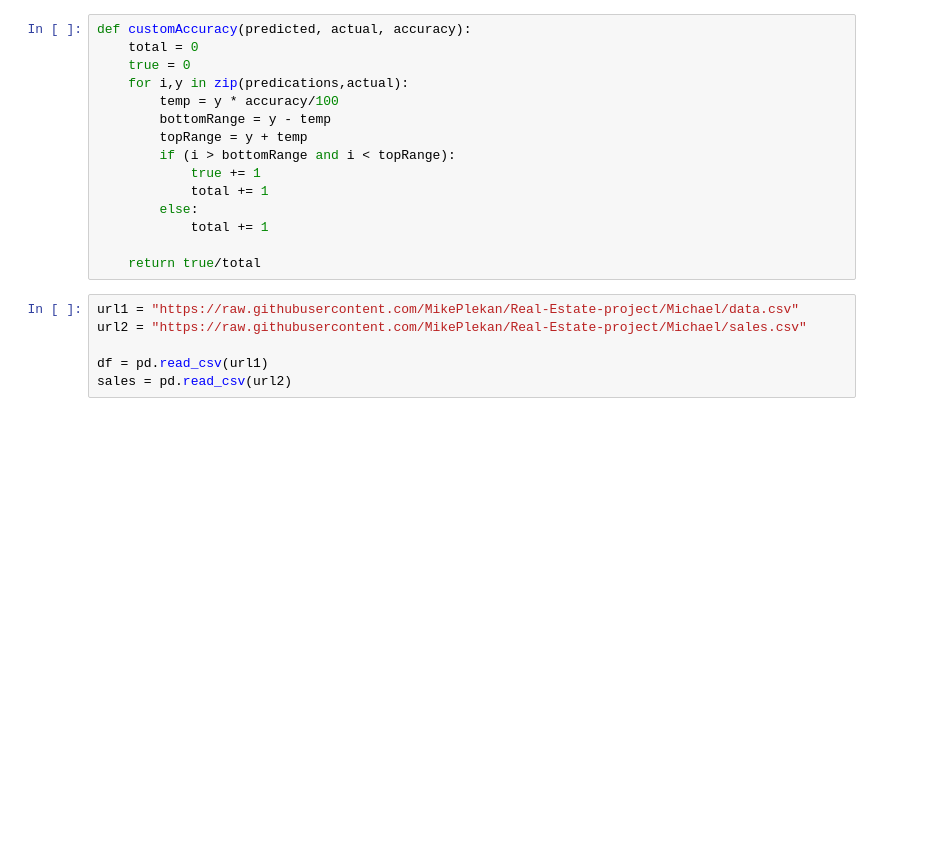
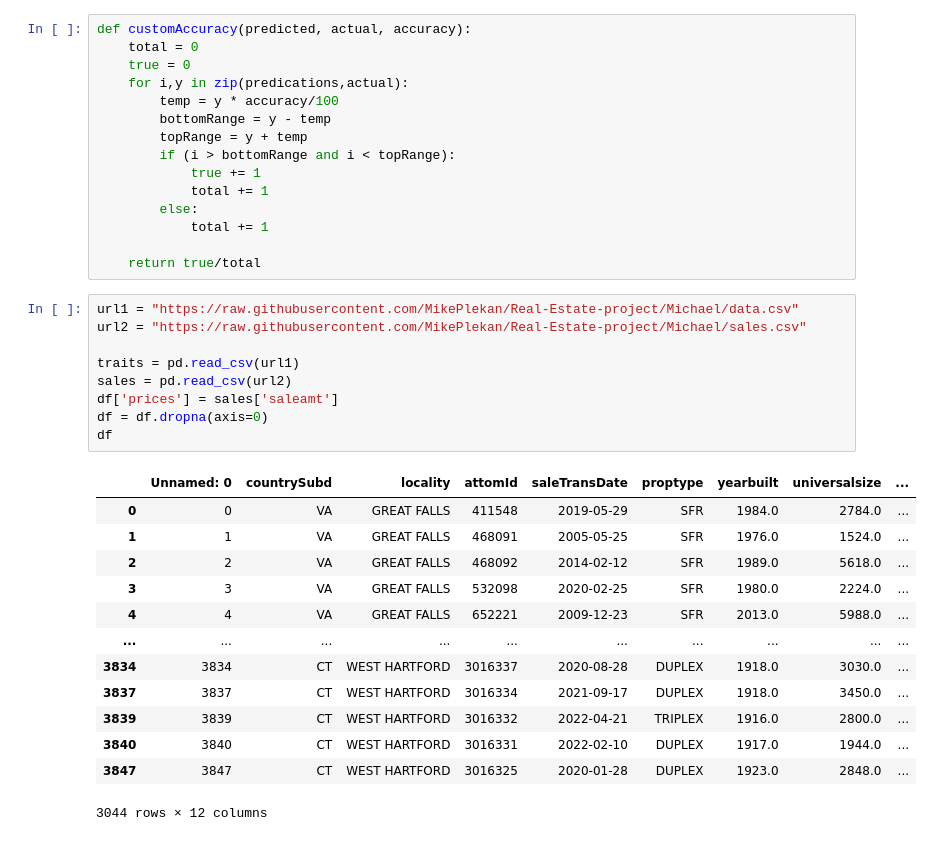
Before and after one commit to MikePlekan/Real-Estate-project, a Jupyter notebook: APIMachineLearning.ipynb, the cells around one changed output. Cells and saved outputs as stored; diff of their text form; blank space fills up the shorter version.

```diff
--- a/APIMachineLearning.ipynb
+++ b/APIMachineLearning.ipynb
@@ -37,7 +37,24 @@ def customAccuracy(predicted, actual, accuracy):
 # %%
 url1 = "https://raw.githubusercontent.com/MikePlekan/Real-Estate-project/Michael/data.csv"
 url2 = "https://raw.githubusercontent.com/MikePlekan/Real-Estate-project/Michael/sales.csv"
 
-df = pd.read_csv(url1)
+traits = pd.read_csv(url1)
 sales = pd.read_csv(url2)
+df['prices'] = sales['saleamt']
+df = df.dropna(axis=0)
+df
+# %% [output]
+|  | Unnamed: 0 | countrySubd | locality | attomId | saleTransDate | proptype | yearbuilt | universalsize | ... |
+| 0 | 0 | VA | GREAT FALLS | 411548 | 2019-05-29 | SFR | 1984.0 | 2784.0 | ... |
+| 1 | 1 | VA | GREAT FALLS | 468091 | 2005-05-25 | SFR | 1976.0 | 1524.0 | ... |
+| 2 | 2 | VA | GREAT FALLS | 468092 | 2014-02-12 | SFR | 1989.0 | 5618.0 | ... |
+| 3 | 3 | VA | GREAT FALLS | 532098 | 2020-02-25 | SFR | 1980.0 | 2224.0 | ... |
+| 4 | 4 | VA | GREAT FALLS | 652221 | 2009-12-23 | SFR | 2013.0 | 5988.0 | ... |
+| ... | ... | ... | ... | ... | ... | ... | ... | ... | ... |
+| 3834 | 3834 | CT | WEST HARTFORD | 3016337 | 2020-08-28 | DUPLEX | 1918.0 | 3030.0 | ... |
+| 3837 | 3837 | CT | WEST HARTFORD | 3016334 | 2021-09-17 | DUPLEX | 1918.0 | 3450.0 | ... |
+| 3839 | 3839 | CT | WEST HARTFORD | 3016332 | 2022-04-21 | TRIPLEX | 1916.0 | 2800.0 | ... |
+| 3840 | 3840 | CT | WEST HARTFORD | 3016331 | 2022-02-10 | DUPLEX | 1917.0 | 1944.0 | ... |
+| 3847 | 3847 | CT | WEST HARTFORD | 3016325 | 2020-01-28 | DUPLEX | 1923.0 | 2848.0 | ... |
+3044 rows × 12 columns
 # %%
```
Also changed, not shown: parts of 5 cells of this notebook.
